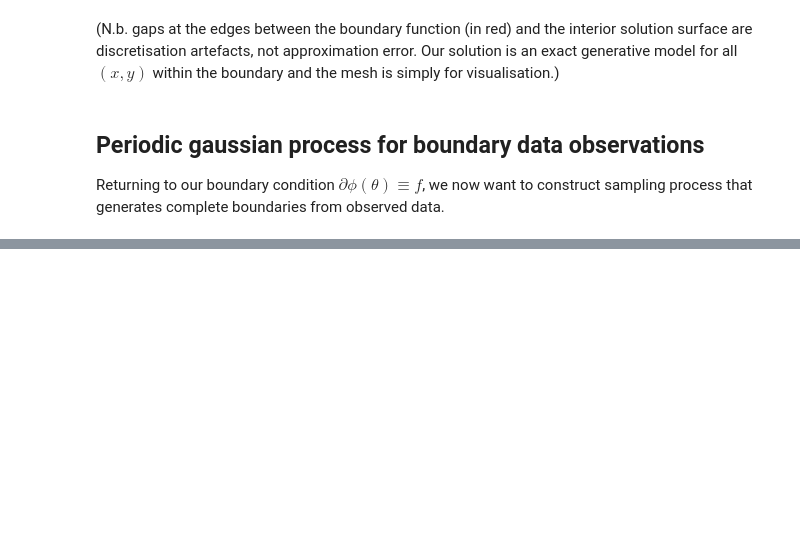
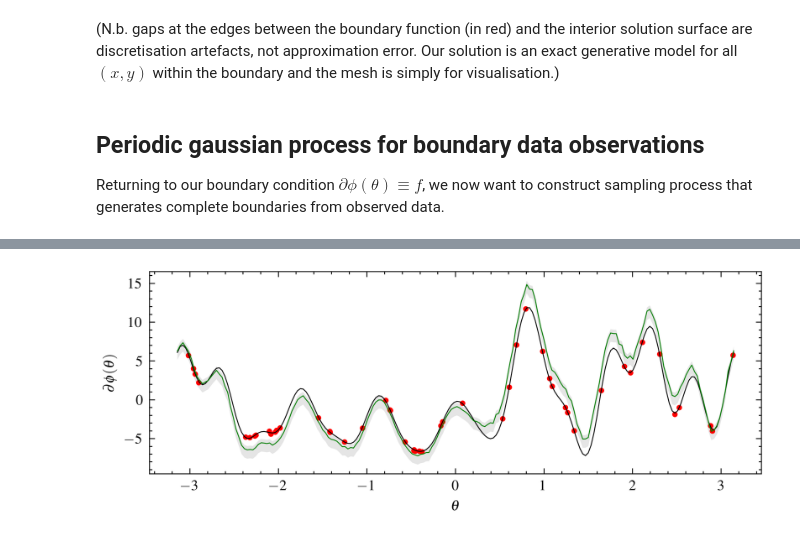
Before and after one commit to cmt-dtu-energy/hypermagnetics, a Jupyter notebook: nbs/boundaries/circular.ipynb, the cells around one changed output, grey strips where cells are left out. Saved outputs shown, nothing was run; the diff lists cells and outputs as text; code cells hidden in the pictures; blank space fills up the shorter version.

```diff
--- a/nbs/boundaries/circular.ipynb
+++ b/nbs/boundaries/circular.ipynb
@@ -229 +236,37 @@ with plt.style.context(["science", "ieee"]):
+# %%
+from dgp import kernels, regression
+
+kernel = kernels.ess(lengthscale=0.15, variance=0.4)
+X = jnp.array([*pts_obs]).T
+Xs = jnp.array([*cart(1.0, theta)]).T
+
+gp = regression.fit(X, dB_obs.T, kernel)
+mean_prediction, std_prediction, cov = regression.predict(Xs, gp)
+offset = mean_prediction.mean()
+mean_prediction -= offset
+mean_prediction *= -1
+# std_prediction /= 0.2
+mean_prediction = mean_prediction.squeeze()
+
+sample = jr.multivariate_normal(jr.PRNGKey(143), mean_prediction, cov, method="svd")
+
+with plt.style.context(["science", "ieee"]):
+    fig = plt.figure(figsize=(6, 2))
+    plt.plot(theta_obs, dphi_obs, "ro", markersize=2)
+    plt.plot(theta, dphi, color="black", linewidth=0.5)
+    # plt.plot(theta, mean_prediction, "g--", linewidth=0.5)
+    plt.plot(theta, sample, "g-", linewidth=0.5)
+    plt.fill_between(
+        theta.ravel(),
+        mean_prediction - 3 * std_prediction,
+        mean_prediction + 3 * std_prediction,
+        alpha=0.1,
+        label=r"95% confidence interval",
+    )
+
+    plt.xlabel("$\\theta$")
+    plt.ylabel("$\partial\phi(\\theta)$")
+    plt.show()
+# %% [output]
+[figure, added]
 # %%
```
Also changed, not shown: parts of 8 cells of this notebook.
